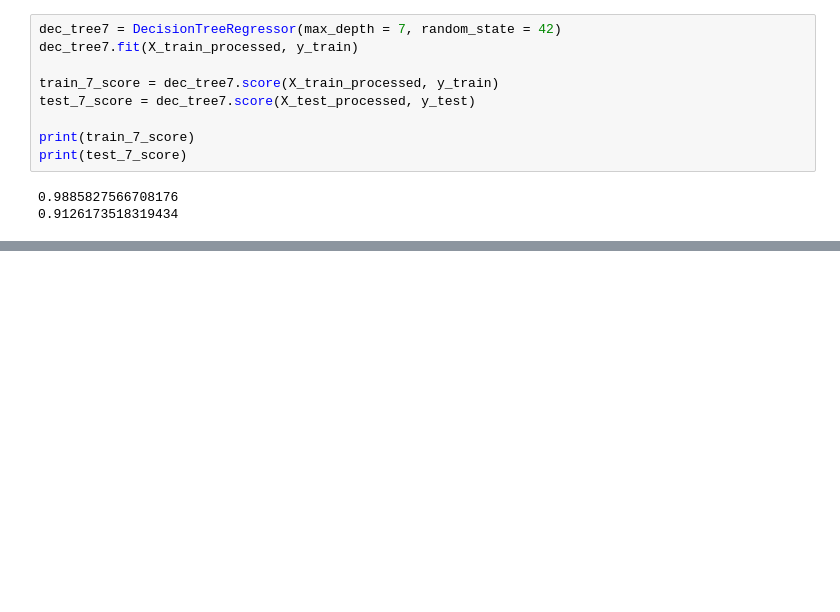
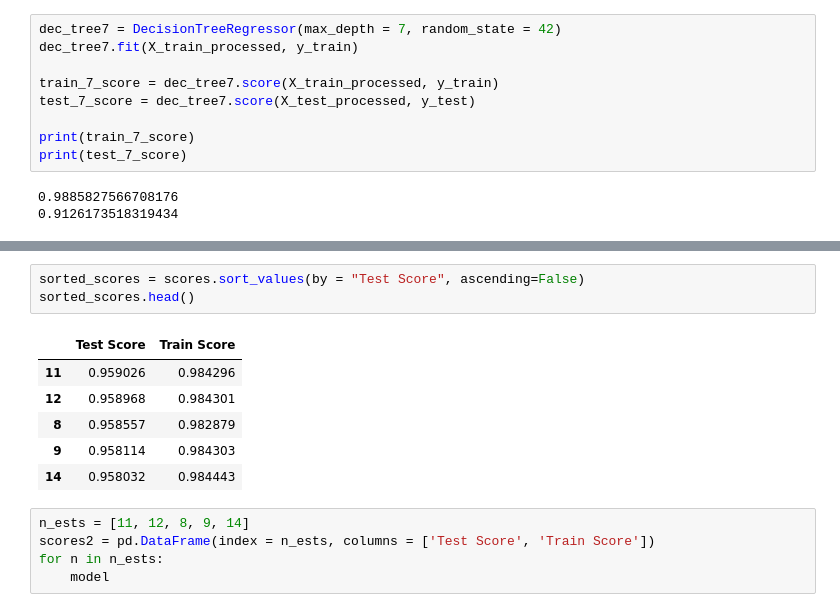
Before and after one commit to nathandhawale/Car-Price-Prediction, a Jupyter notebook: carprice.ipynb, the cells around one changed output, grey strips where cells are left out. Saved outputs shown, nothing was run; the diff lists cells and outputs as text; blank space fills up the shorter version.

```diff
--- a/carprice.ipynb
+++ b/carprice.ipynb
@@ -283,0 +342,15 @@ print(test_7_score)
+# %%
+sorted_scores = scores.sort_values(by = "Test Score", ascending=False)
+sorted_scores.head()
+# %% [output]
+|  | Test Score | Train Score |
+| 11 | 0.959026 | 0.984296 |
+| 12 | 0.958968 | 0.984301 |
+| 8 | 0.958557 | 0.982879 |
+| 9 | 0.958114 | 0.984303 |
+| 14 | 0.958032 | 0.984443 |
+# %%
+n_ests = [11, 12, 8, 9, 14]
+scores2 = pd.DataFrame(index = n_ests, columns = ['Test Score', 'Train Score'])
+for n in n_ests:
+    model
```
Also changed, not shown: parts of 14 cells of this notebook.
